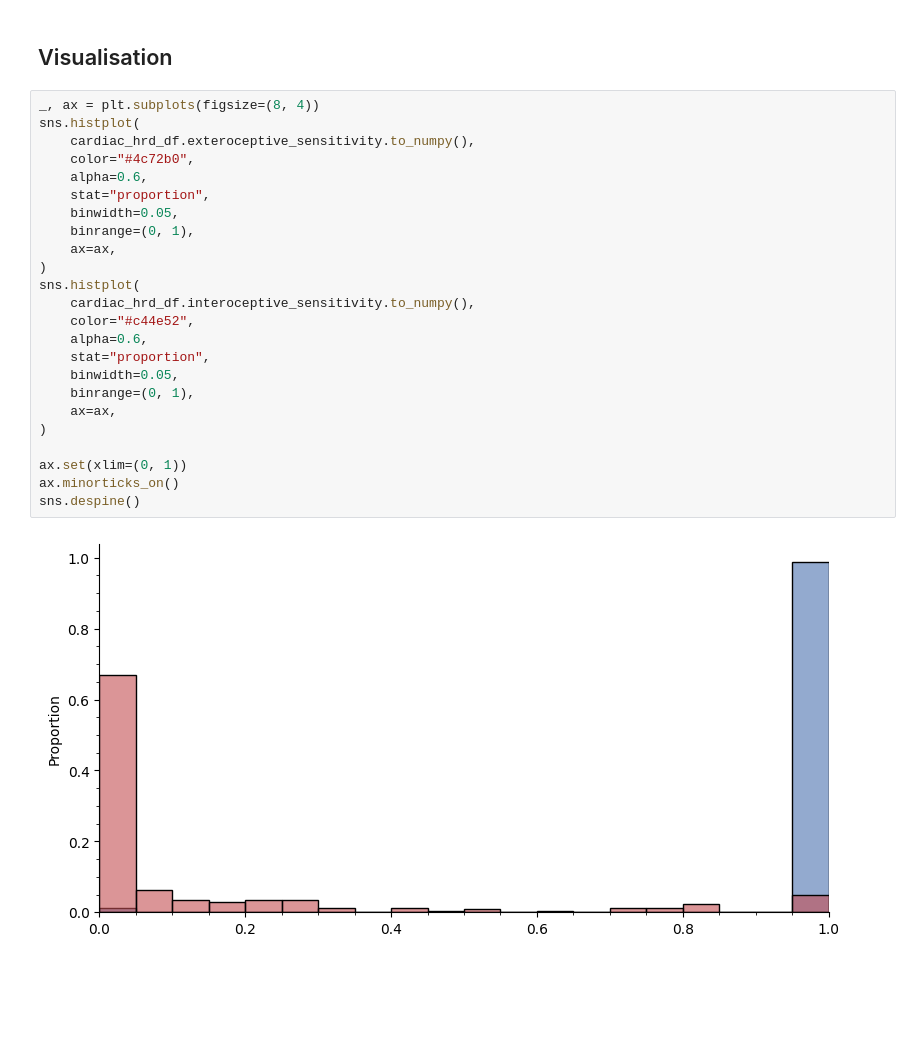
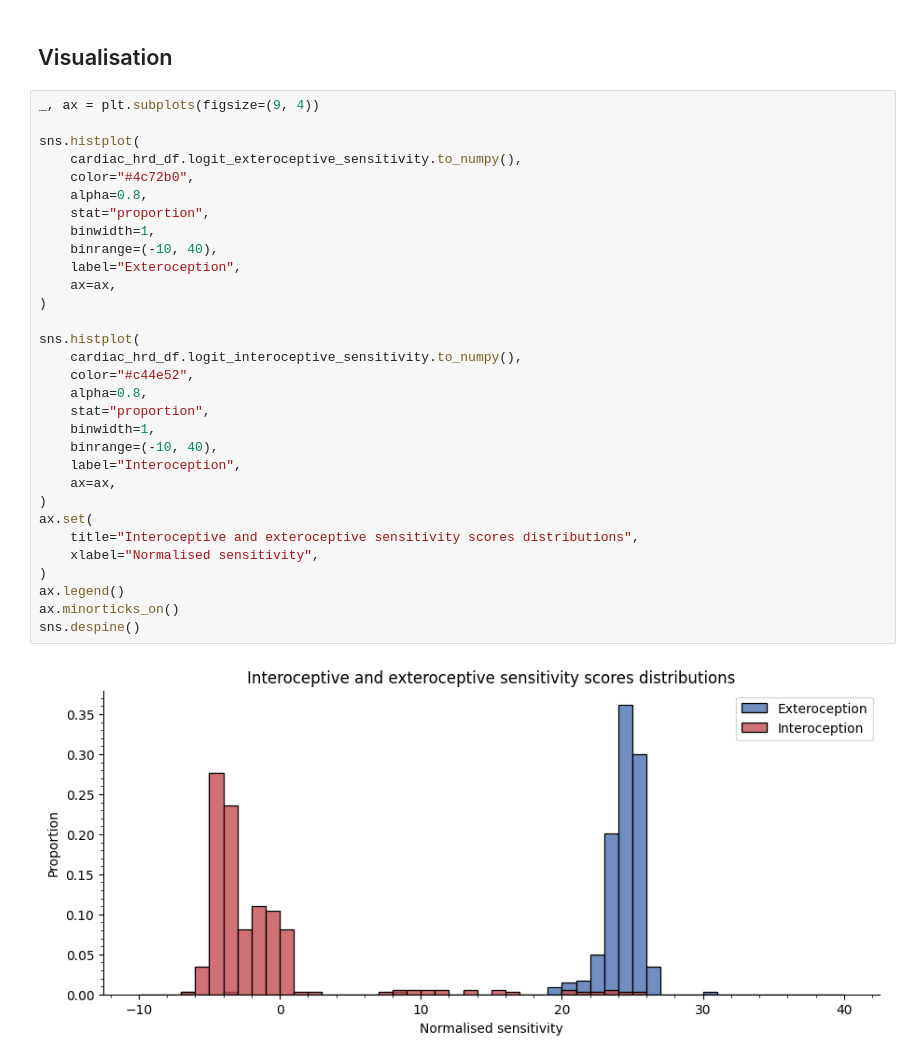
Before and after one commit to LegrandNico/ComputationalCardioception, a Jupyter notebook: code/notebooks/2-Intero_Extero.ipynb, the cells around one changed output. Cells and saved outputs as stored; diff of their text form; blank space fills up the shorter version.

```diff
--- a/code/notebooks/2-Intero_Extero.ipynb
+++ b/code/notebooks/2-Intero_Extero.ipynb
@@ -34,28 +20,35 @@ cardiac_hrd_df
 # %% [markdown]
 ## Visualisation
-# %%
-_, ax = plt.subplots(figsize=(8, 4))
-sns.histplot(
-    cardiac_hrd_df.exteroceptive_sensitivity.to_numpy(),
-    color="#4c72b0",
-    alpha=0.6,
-    stat="proportion",
-    binwidth=0.05,
-    binrange=(0, 1),
-    ax=ax,
-)
-sns.histplot(
-    cardiac_hrd_df.interoceptive_sensitivity.to_numpy(),
-    color="#c44e52",
-    alpha=0.6,
-    stat="proportion",
-    binwidth=0.05,
-    binrange=(0, 1),
-    ax=ax,
-)
-
-ax.set(xlim=(0, 1))
-ax.minorticks_on()
-sns.despine()
-# %% [output]
-[figure, removed]
+# %%
+_, ax = plt.subplots(figsize=(9, 4))
+
+sns.histplot(
+    cardiac_hrd_df.logit_exteroceptive_sensitivity.to_numpy(),
+    color="#4c72b0",
+    alpha=0.8,
+    stat="proportion",
+    binwidth=1,
+    binrange=(-10, 40),
+    label="Exteroception",
+    ax=ax,
+)
+
+sns.histplot(
+    cardiac_hrd_df.logit_interoceptive_sensitivity.to_numpy(),
+    color="#c44e52",
+    alpha=0.8,
+    stat="proportion",
+    binwidth=1,
+    binrange=(-10, 40),
+    label="Interoception",
+    ax=ax,
+)
+ax.set(
+    title="Interoceptive and exteroceptive sensitivity scores distributions",
+    xlabel="Normalised sensitivity",
+)
+ax.legend()
+ax.minorticks_on()
+sns.despine()
+# %% [output]
+[figure, added]
```
Also changed, not shown: parts of 11 cells of this notebook, 8 other files.
